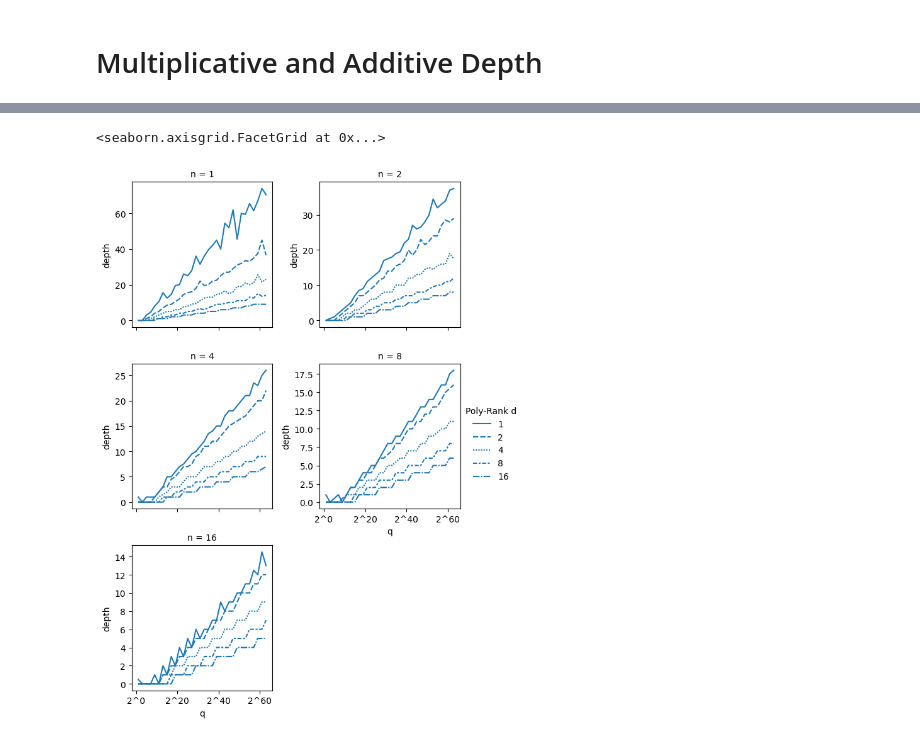
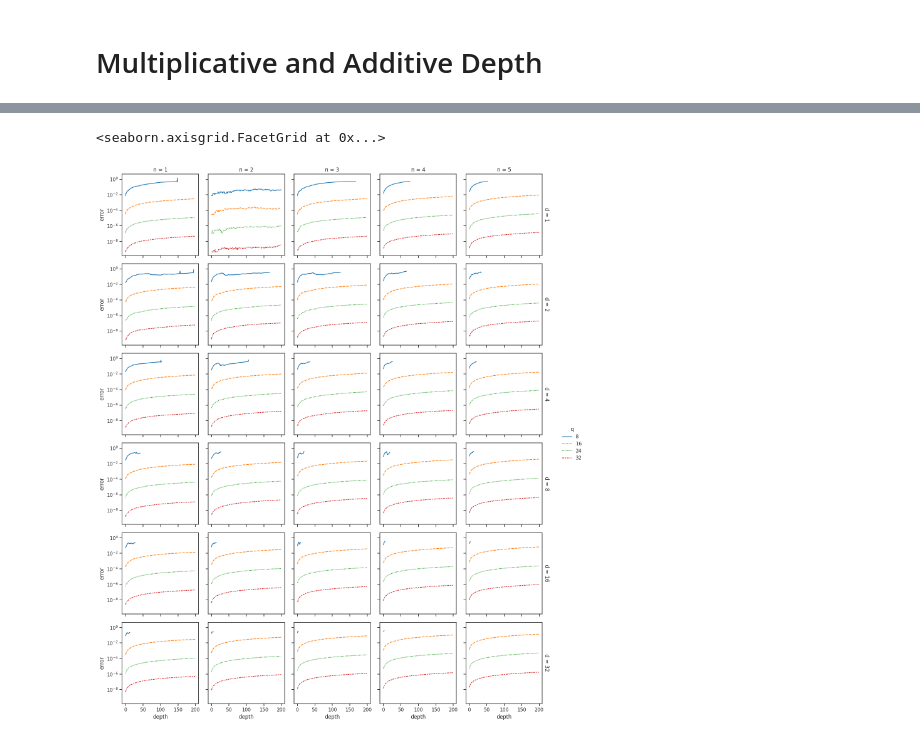
Before and after one commit to PascalStehling/MasterThesis, a Jupyter notebook: Code/Vis.ipynb, the cells around one changed output, grey strips where cells are left out. Cells and saved outputs as stored; diff of their text form; code cells hidden in the pictures.

Commit message:
add depth comparison

```diff
--- a/Code/Vis.ipynb
+++ b/Code/Vis.ipynb
@@ -320,0 +350,17 @@ dn_df = pd.read_csv("depth_data.csv", index_col=0)
+# %%
+grid = sns.FacetGrid(
+    mul_df.drop(columns=["method"])
+    .groupby(["n", "d", "q", "depth", "p"]).filter(lambda x: any(~x["is_wrong"]))
+    .drop(columns="is_wrong").groupby(["n", "d", "q", "depth", "p"]).median().reset_index(),
+    col="n", row="d", margin_titles=True,
+    despine=False, sharey=True, legend_out=True, sharex=False)
+
+
+def plot(data: pd.DataFrame, color):
+    p = sns.lineplot(data, x="depth", y="error",
+                     legend="full", estimator="median", errorbar=lambda x: (x.min(), x.max()), style="q", hue="q", palette="tab10")
+    p.set(yscale="log")
+
+
+grid.map_dataframe(plot)
+grid.add_legend(title='q')
@@ -321,24 +370,19 @@ dn_df = pd.read_csv("depth_data.csv", index_col=0)
 # %%
-from matplotlib import ticker
-from numpy import mean
-
-
-grid = sns.FacetGrid(dn_df.drop(columns=["error_dev"]).groupby(["method", "n", "d", "q", "p"]).median().reset_index(), col="n", margin_titles=True,
-                     despine=False, sharey=False, legend_out=True, sharex=True, col_wrap=2)
+grid = sns.FacetGrid(
+    add_df.drop(columns=["method"])
+    .groupby(["n", "d", "q", "depth", "p"]).filter(lambda x: any(~x["is_wrong"]))
+    .drop(columns="is_wrong").groupby(["n", "d", "q", "depth", "p"]).median().reset_index(),
+    col="n", row="d", margin_titles=True,
+    despine=False, sharey=True, legend_out=True, sharex="all")
 
 
 def plot(data: pd.DataFrame, color):
-    p = sns.lineplot(data, x="q", y="depth", legend="full", estimator="median", style="d")
-    # p.set(yscale="log")
-    # p.set_xscale("log", base=2)
-    # p.set_xlabel("Matrix Dimension n")
-    # p.set_ylabel("Number of Factors")
-
-    p.xaxis.set_major_formatter(ticker.FuncFormatter(lambda x, pos:f"2^{int(x)}"))
+    p = sns.lineplot(data.loc[data.q % 8 == 0], x="depth", y="error", legend="full", estimator="median", style="q", hue="q", palette="tab10")
+    p.set(yscale="log")
 
 
 grid.map_dataframe(plot)
-grid.add_legend(title='Poly-Rank d')
+grid.add_legend(title='q')
 # %% [output]
 <seaborn.axisgrid.FacetGrid at 0x...>
-[figure, old version]
+[figure, new version]
```
Also changed, not shown: parts of 12 cells of this notebook, 5 other files.
